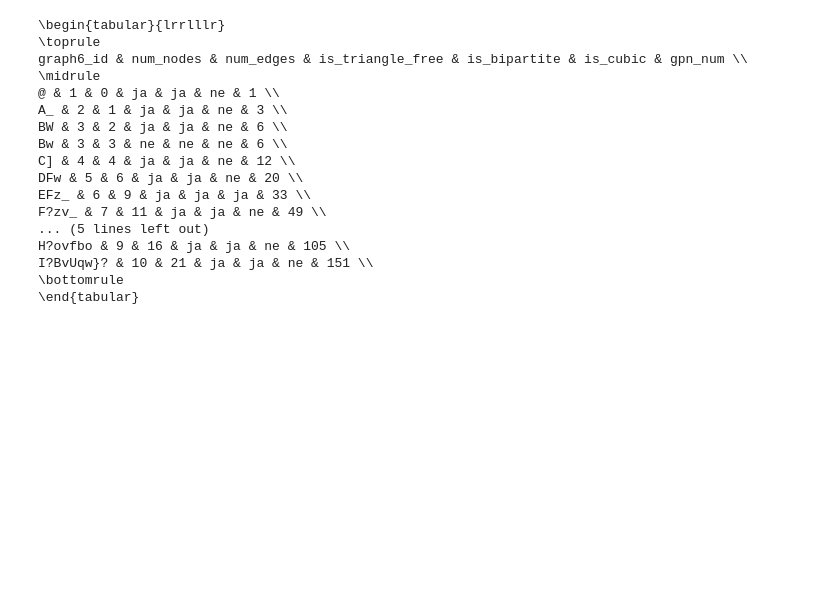
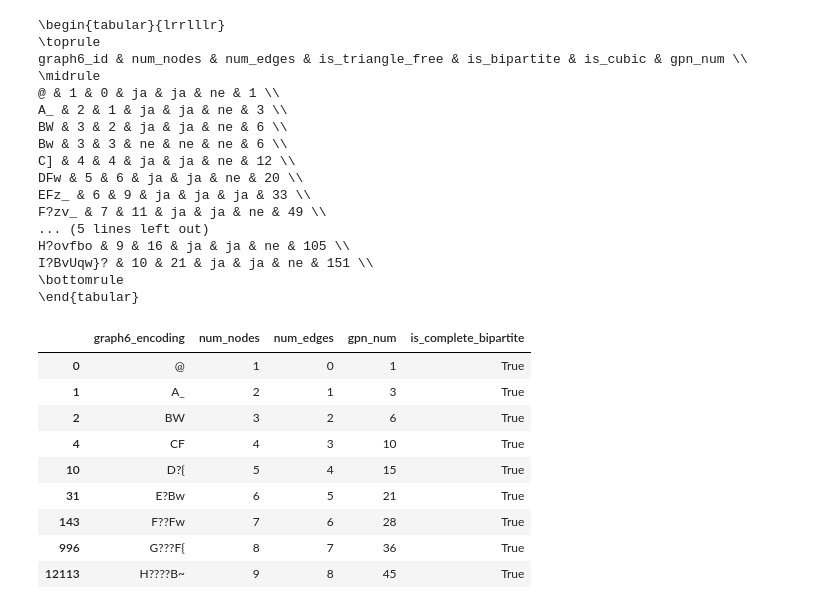
Before and after one commit to MartinCadez/geodesic-subpath-number-analysis, a Jupyter notebook: src/analysis/eda.ipynb, the cells around one changed output. Drawn from its saved outputs; the diff is of its cells as text; code cells hidden in the pictures; blank space fills up the shorter version.

```diff
--- a/src/analysis/eda.ipynb
+++ b/src/analysis/eda.ipynb
@@ -240,3 +249,39 @@ H?ovfbo & 9 & 16 & ja & ja & ne & 105 \\
 I?BvUqw}? & 10 & 21 & ja & ja & ne & 151 \\
 \bottomrule
 \end{tabular}
+# %%
+min_gpn_cb_graphs = (
+    pd.read_csv(r"../../data/generated/all_graphs_9n.csv")
+    .assign(
+        is_complete_bipartite=lambda df: df["graph6_encoding"].apply(
+            lambda graph6_str: (
+                bipartite.is_bipartite(nx.from_graph6_bytes(graph6_str.encode())) and
+                all(
+                    nx.from_graph6_bytes(graph6_str.encode()).has_edge(u, v)
+                    for u in bipartite.sets(nx.from_graph6_bytes(graph6_str.encode()))[0]
+                    for v in bipartite.sets(nx.from_graph6_bytes(graph6_str.encode()))[1]
+                )
+            )
+        ),
+        min_gpn=lambda df: df.groupby("num_nodes")["gpn_num"].transform("min"),
+        num_nodes=lambda df: df["num_nodes"],
+        num_edges=lambda df: df["num_edges"]
+    )
+    .query("gpn_num == min_gpn")
+    .query("is_complete_bipartite == True")
+    .drop(columns=["min_gpn"])
+    .sort_values(["num_nodes"])
+)
+# %%
+min_gpn_cb_graphs # star graphs minimeze gpn and each star graph is complete bipartite aka K_{{n-1}, 1} (makes sense since star graphs are trees)
+# %% [output]
+|  | graph6_encoding | num_nodes | num_edges | gpn_num | is_complete_bipartite |
+| 0 | @ | 1 | 0 | 1 | True |
+| 1 | A_ | 2 | 1 | 3 | True |
+| 2 | BW | 3 | 2 | 6 | True |
+| 4 | CF | 4 | 3 | 10 | True |
+| 10 | D?{ | 5 | 4 | 15 | True |
+| 31 | E?Bw | 6 | 5 | 21 | True |
+| 143 | F??Fw | 7 | 6 | 28 | True |
+| 996 | G???F{ | 8 | 7 | 36 | True |
+| 12113 | H????B~ | 9 | 8 | 45 | True |
```
Also changed, not shown: parts of 13 cells of this notebook, 1 other file.
